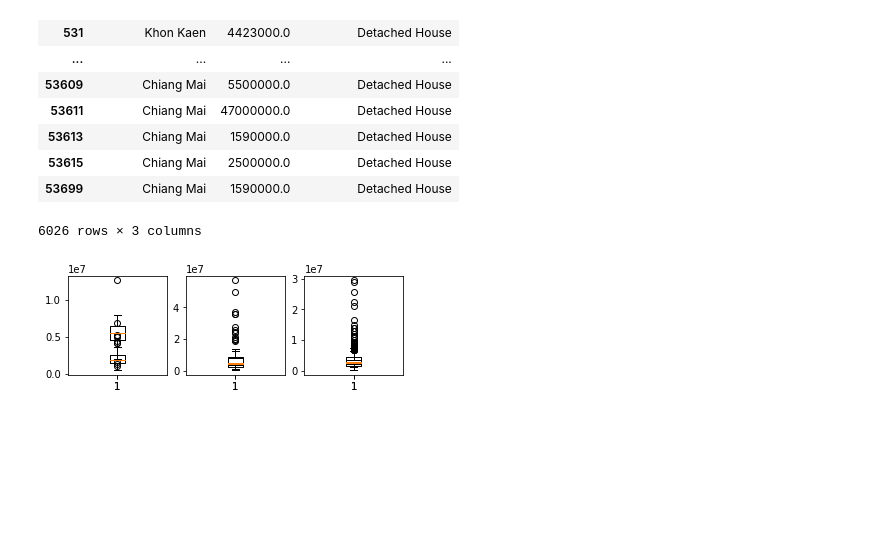
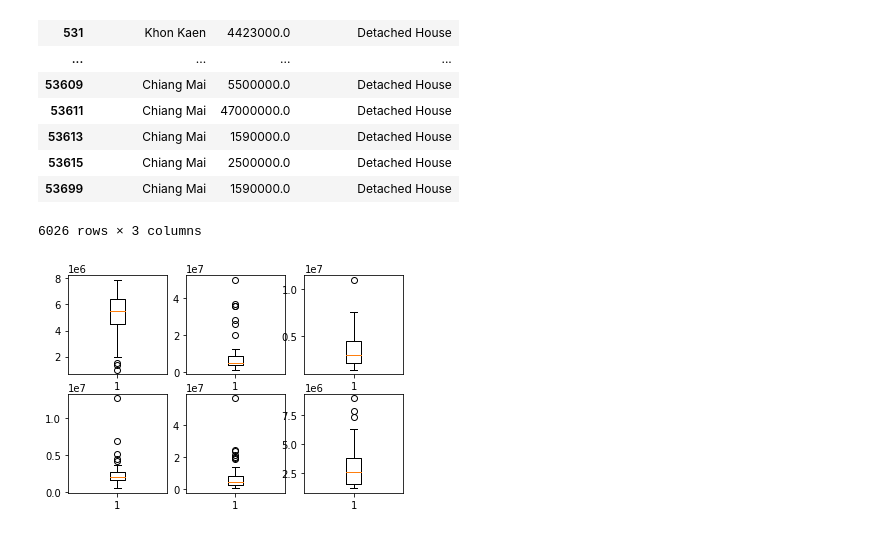
Before and after one commit to Nattakonjpg/BasicProg_DataViz65, a Jupyter notebook: DataViz02_Data_Distribution_.ipynb, the cells around one changed output. Cells and saved outputs as stored; diff of their text form; code cells hidden in the pictures; blank space fills up the shorter version.

```diff
--- a/DataViz02_Data_Distribution_.ipynb
+++ b/DataViz02_Data_Distribution_.ipynb
@@ -438,16 +646,16 @@ import seaborn as sns
 # %%
 plt.subplot(2,3,1)
 s1= plt.boxplot(aa['price_min_x'][:50])
 plt.subplot(2,3,2)
 s2= plt.boxplot(bb['price_min_x'][:50])
 plt.subplot(2,3,3)
 s3= plt.boxplot(cc['price_min_x'][:50])
 
-plt.subplot(2,3,1)
-s11= plt.boxplot(aa1['price_min_x'[:50]])
-plt.subplot(2,3,2)
+plt.subplot(2,3,4)
+s11= plt.boxplot(aa1['price_min_x'][:50])
+plt.subplot(2,3,5)
 s22= plt.boxplot(bb1['price_min_x'][:50])
-plt.subplot(2,3,3)
-s33= plt.boxplot(cc1['price_min_x'])
+plt.subplot(2,3,6)
+s33= plt.boxplot(cc1['price_min_x'][:50])
 # %% [output]
-[figure, old version]
+[figure, new version]
```
Also changed, not shown: parts of 28 cells of this notebook.
